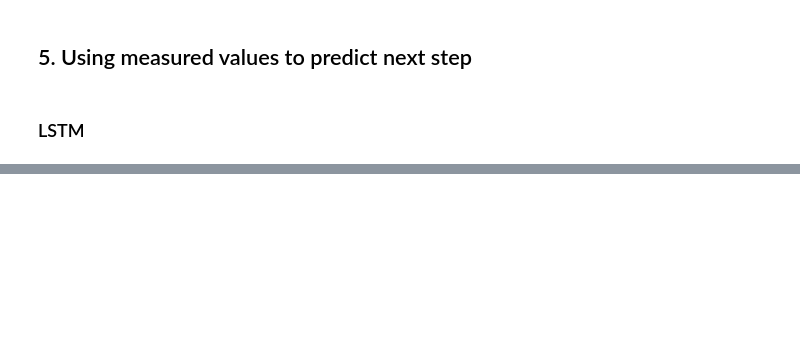
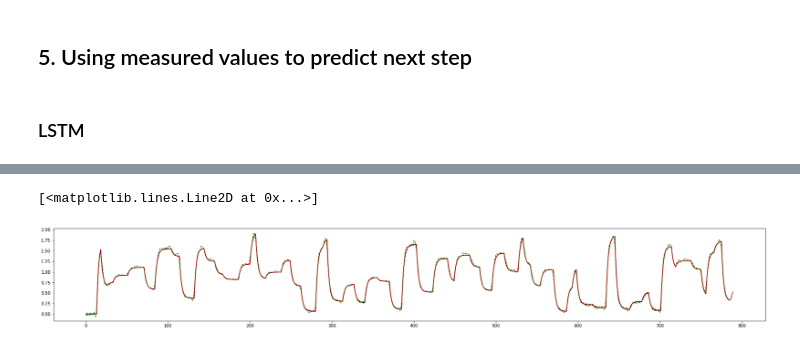
Before and after one commit to BYU-PRISM/Transformer_MPC, a Jupyter notebook: 02_Surrogate/FOPDT/SISO/01_2_Transformer_Training_FOPDT_Multistep_prediction.ipynb, the cells around one changed output, grey strips where cells are left out. Saved outputs shown, nothing was run; the diff lists cells and outputs as text; code cells hidden in the pictures; blank space fills up the shorter version.

```diff
--- a/02_Surrogate/FOPDT/SISO/01_2_Transformer_Training_FOPDT_Multistep_prediction.ipynb
+++ b/02_Surrogate/FOPDT/SISO/01_2_Transformer_Training_FOPDT_Multistep_prediction.ipynb
@@ -345,4 +383,21 @@ plt.legend()
 [figure]
+# %%
+# plt.plot(data.index[window:cut_index-P],Ym_train[:,0],'b-',label='Measured')
+# plt.plot(data.index[window:cut_index-P],Yu_train_lstm[:,0],'r-',label='LSTM')
+plt.figure(figsize=(30,4))
+plt.plot(Ym_train[:,0], 'k-')
+plt.plot(Y2, 'g--')
+plt.plot(Y1,'r--',label='Transformer')
+
+
+
+np.shape(Yu_train_trans[0:785:10])
+Y1 = np.transpose(np.reshape(Yu_train_trans[0:785:10], (1,790)))
+Y2 = np.transpose(np.reshape(Yu_train_lstm[0:785:10], (1,790)))
+np.reshape()
+# %% [output]
+[<matplotlib.lines.Line2D at 0x...>]
+[figure, added]
 # %%
 j =210
 plt.subplot(2,1,1)
```
Also changed, not shown: parts of 6 cells of this notebook, 3 other files.
